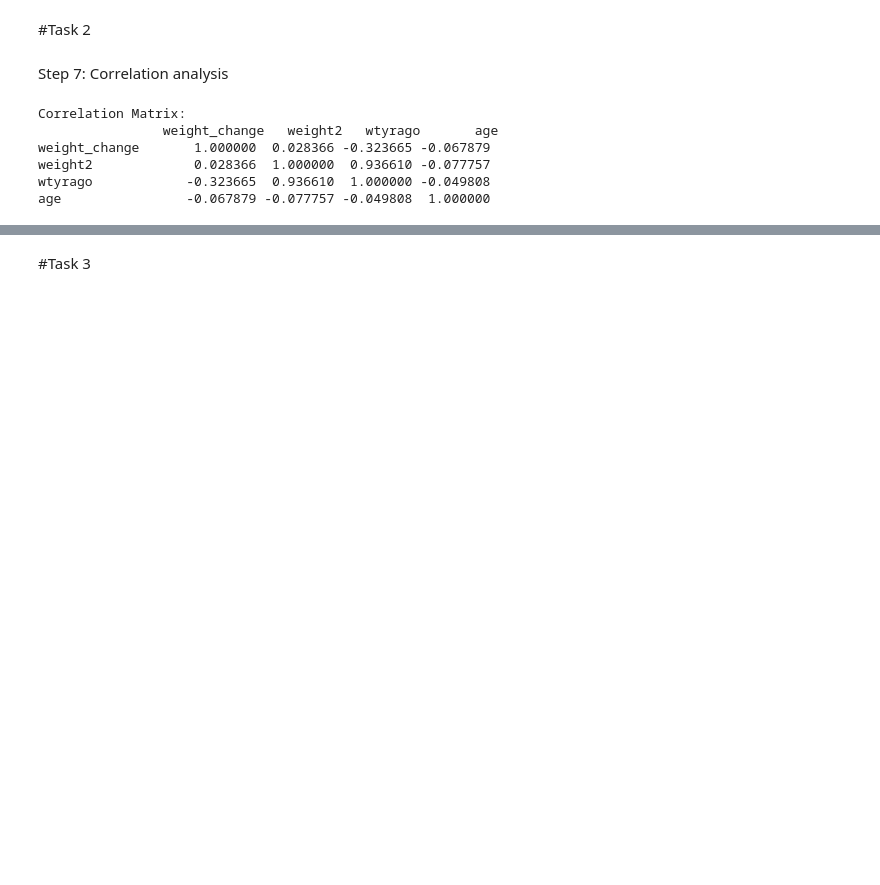
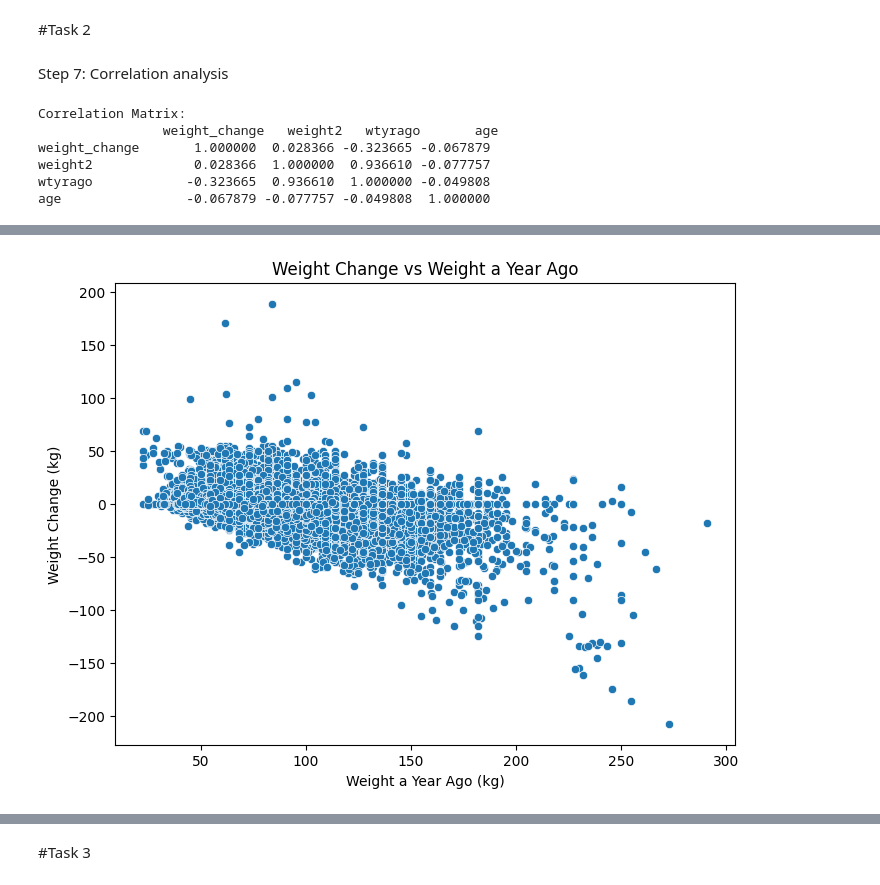
Before and after one commit to DiwashPaudel/DiwashPaudel, a Jupyter notebook: S00393611_Diwash_Paudel_ITEC610_AT3.ipynb, the cells around one changed output, grey strips where cells are left out. Cells and saved outputs as stored; diff of their text form; code cells hidden in the pictures; blank space fills up the shorter version.

```diff
--- a/S00393611_Diwash_Paudel_ITEC610_AT3.ipynb
+++ b/S00393611_Diwash_Paudel_ITEC610_AT3.ipynb
@@ -149,18 +159,10 @@ Step 8: Scatter plots to visualize correlation
 # %%
-# Scatter plot for weight_change vs current_weight
-plt.figure(figsize=(8, 6))
-sns.scatterplot(data=df, x='current_weight', y='weight_change')
-plt.title('Weight Change vs Current Weight')
-plt.show()
-
 # Scatter plot for weight_change vs weight_a_year_ago
 plt.figure(figsize=(8, 6))
-sns.scatterplot(data=df, x='weight_a_year_ago', y='weight_change')
+sns.scatterplot(data=df, x='wtyrago', y='weight_change')
 plt.title('Weight Change vs Weight a Year Ago')
+plt.xlabel('Weight a Year Ago (kg)')
+plt.ylabel('Weight Change (kg)')
 plt.show()
-
-# Scatter plot for weight_change vs age
-plt.figure(figsize=(8, 6))
-sns.scatterplot(data=df, x='age', y='weight_change')
-plt.title('Weight Change vs Age')
-plt.show()
+# %% [output]
+[figure, added]
```
Also changed, not shown: parts of 12 cells of this notebook.
